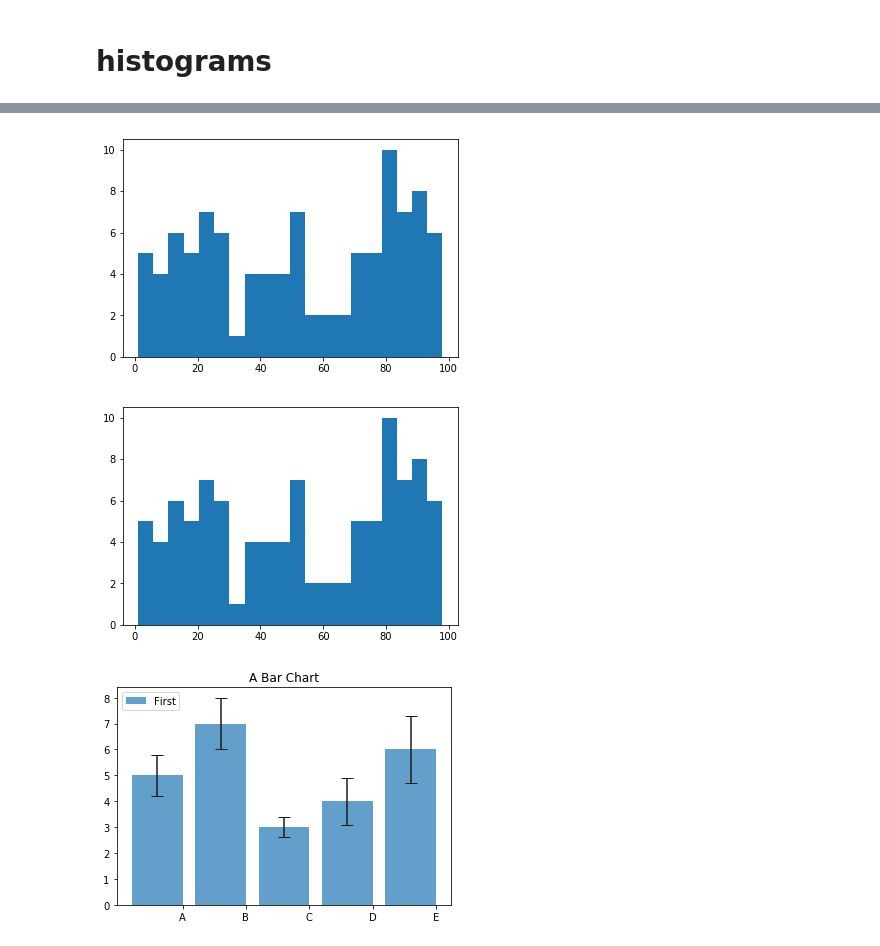
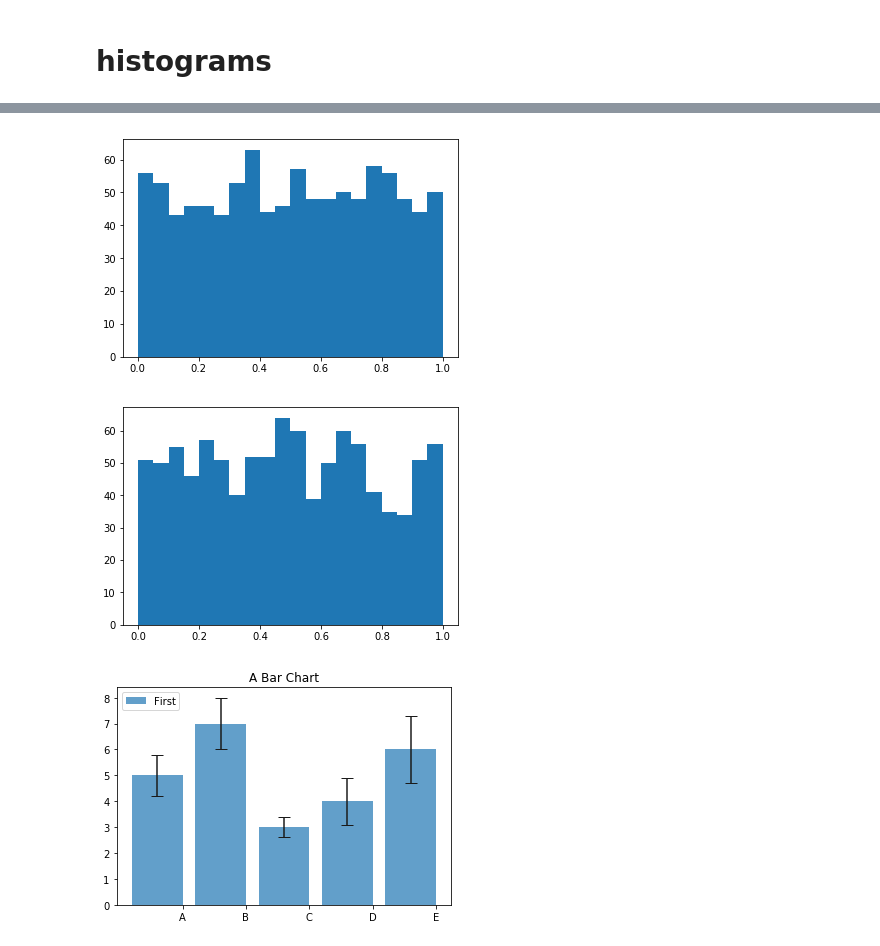
Before and after one commit to JanaLasser/data-science-course, a Jupyter notebook: day1/02-numpy_matplot.ipynb, the cells around one changed output, grey strips where cells are left out. Saved outputs shown, nothing was run; the diff lists cells and outputs as text; code cells hidden in the pictures.

```diff
--- a/day1/02-numpy_matplot.ipynb
+++ b/day1/02-numpy_matplot.ipynb
@@ -569,19 +563,19 @@ plt.show()
 liste = []
 for i in range(0,1000):
     liste.append(random.random()) #random number (float) between 0 and 1 => [0;1[
-n,bins,patches = plt.hist(pop,bins=20)
+n,bins,patches = plt.hist(liste,bins=20)
 plt.show()
 # %% [output]
-[figure, old version]
+[figure, new version]
 # %%
 liste = []
 for i in range(0,1000):
     liste.append(random.uniform(0., 1.))
     #random.uniform(-0.9, 1.1) #random number between -0.9 and 1.1 => [-0.9;1.1[
-n,bins,patches = plt.hist(pop,bins=20)
+n,bins,patches = plt.hist(liste,bins=20)
 plt.show()
 # %% [output]
-[figure, old version]
+[figure, new version]
 # %%
 import matplotlib.pyplot as plt
 import numpy as np
```
Also changed, not shown: parts of 27 cells of this notebook, 2 other files.
